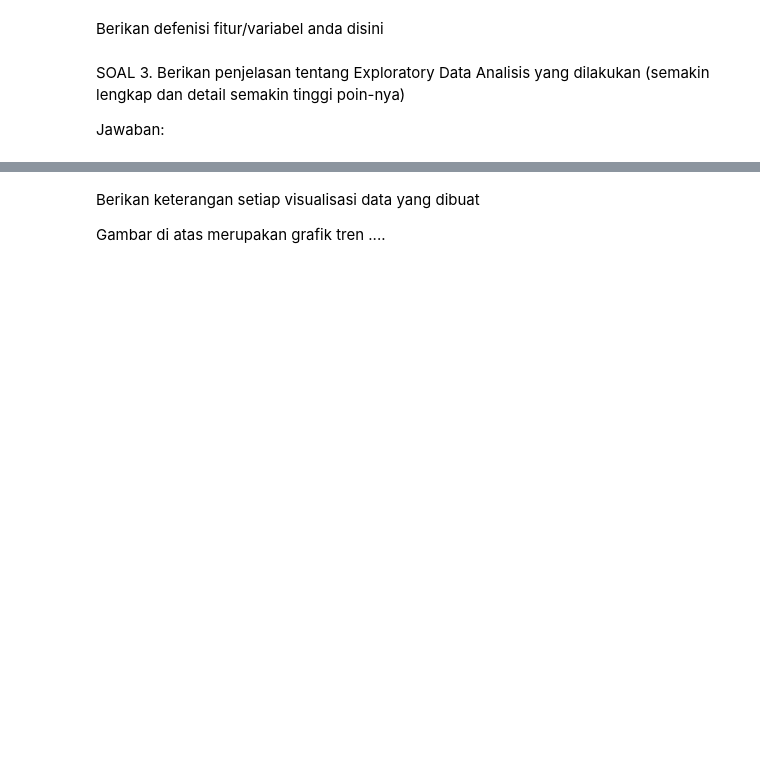
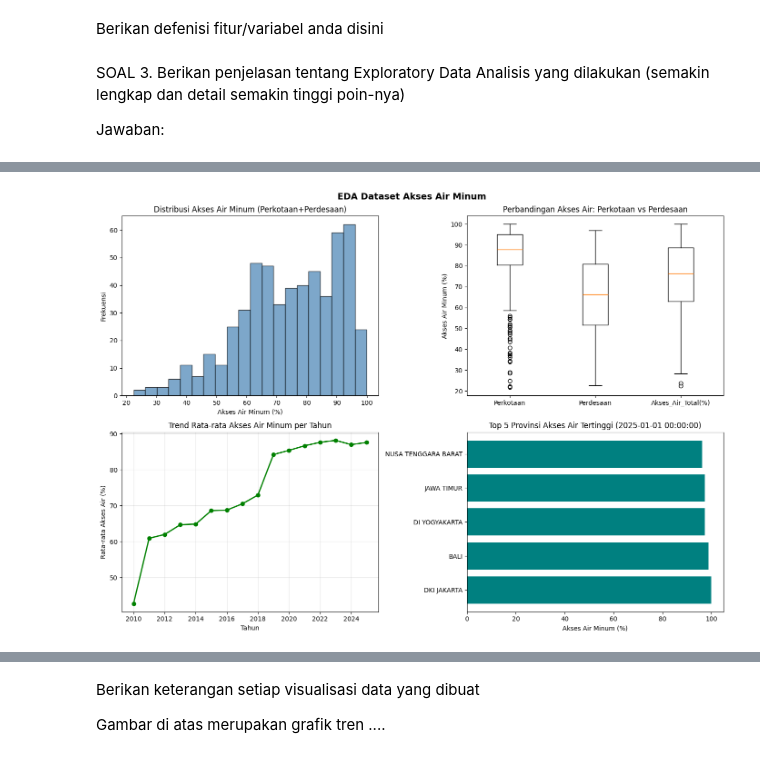
Before and after one commit to Dawwami/uas-pdsa, a Jupyter notebook: Copy_of_NAMA_UAS_PDSA.ipynb, the cells around one changed output, grey strips where cells are left out. Drawn from its saved outputs; the diff is of its cells as text; code cells hidden in the pictures; blank space fills up the shorter version.

```diff
--- a/Copy_of_NAMA_UAS_PDSA.ipynb
+++ b/Copy_of_NAMA_UAS_PDSA.ipynb
@@ -231,0 +92,77 @@ Gambar di atas merupakan grafik tren ....
+# %%
+#buat variabel baru untuk EDA
+penduduk_eda = penduduk.copy()
+air_eda = air.copy()
+curah_hujan_eda = curah_hujan.copy()
+
+# Ubah tipe data kolom Tahun, provinsi, dan beberapa kolom numerik
+curah_hujan_eda['Tahun'] = pandas.to_datetime(curah_hujan_eda['Tahun'], format='%Y')
+air_eda['Tahun'] = pandas.to_datetime(air_eda['Tahun'], format='%Y')
+penduduk_eda['Tahun'] = pandas.to_datetime(penduduk_eda['Tahun'], format='%Y')
+
+air_eda['Provinsi'] = air_eda['Provinsi'].str.upper().str.strip()
+curah_hujan_eda['Provinsi'] = curah_hujan_eda['Provinsi'].str.upper().str.strip()
+penduduk_eda['Provinsi'] = penduduk_eda['Provinsi'].str.upper().str.strip()
+
+air_eda = air_eda.rename(columns={'Perkotaan+Perdesaan': 'Akses_Air_Total(%)'})
+air_eda['Akses_Air_Total(%)'] = pandas.to_numeric(air_eda['Akses_Air_Total(%)'], errors='coerce')
+air_eda['Perdesaan'] = pandas.to_numeric(air_eda['Perdesaan'], errors='coerce')
+air_eda['Perkotaan'] = pandas.to_numeric(air_eda['Perkotaan'], errors='coerce')
+# %%
+import matplotlib.pyplot as plt
+import seaborn as sns
+
+# ================== EDA DATASET 1: AKSES AIR MINUM ==================
+print("="*60)
+print("EDA DATASET 1: AKSES AIR MINUM")
+print("="*60)
+
+# Info dasar
+print("\n📊 INFORMASI DASAR:")
+print(f"Shape: {air_eda.shape}")
+print(f"Jumlah Provinsi: {air_eda['Provinsi'].nunique()}")
+print(f"Rentang Tahun: {air_eda['Tahun'].min()} - {air_eda['Tahun'].max()}")
+
+print("\n📋 TIPE DATA:")
+print(air_eda.dtypes)
+
+print("\n📈 STATISTIK DESKRIPTIF:")
+print(air_eda.describe())
+
+print("\n❌ MISSING VALUES:")
+print(air_eda.isnull().sum())
+
+# Visualisasi 1: Distribusi Akses Air Minum (Perkotaan+Perdesaan)
+fig, axes = plt.subplots(2, 2, figsize=(14, 10))
+fig.suptitle('EDA Dataset Akses Air Minum', fontsize=14, fontweight='bold')
+
+# Histogram distribusi
+axes[0, 0].hist(air_eda['Akses_Air_Total(%)'], bins=20, color='steelblue', edgecolor='black', alpha=0.7)
+axes[0, 0].set_xlabel('Akses Air Minum (%)')
+axes[0, 0].set_ylabel('Frekuensi')
+axes[0, 0].set_title('Distribusi Akses Air Minum (Perkotaan+Perdesaan)')
+
+# Boxplot perbandingan Perkotaan vs Perdesaan
+data_box = [air_eda['Perkotaan'].dropna(), air_eda['Perdesaan'].dropna(), air_eda['Akses_Air_Total(%)'].dropna()]
+axes[0, 1].boxplot(data_box, labels=['Perkotaan', 'Perdesaan', 'Akses_Air_Total(%)'])
+axes[0, 1].set_ylabel('Akses Air Minum (%)')
+axes[0, 1].set_title('Perbandingan Akses Air: Perkotaan vs Perdesaan')
+
+# Trend rata-rata per tahun
+trend_air = air_eda.groupby('Tahun')['Akses_Air_Total(%)'].mean()
+axes[1, 0].plot(trend_air.index, trend_air.values, marker='o', color='green', linewidth=2)
+axes[1, 0].set_xlabel('Tahun')
+axes[1, 0].set_ylabel('Rata-rata Akses Air (%)')
+axes[1, 0].set_title('Trend Rata-rata Akses Air Minum per Tahun')
+axes[1, 0].grid(True, alpha=0.3)
+
+# Top 5 Provinsi dengan akses tertinggi (tahun terbaru)
+latest_year = air_eda['Tahun'].max()
+top5 = air_eda[air_eda['Tahun'] == latest_year].nlargest(5, 'Akses_Air_Total(%)')
+axes[1, 1].barh(top5['Provinsi'], top5['Akses_Air_Total(%)'], color='teal')
+axes[1, 1].set_xlabel('Akses Air Minum (%)')
+axes[1, 1].set_title(f'Top 5 Provinsi Akses Air Tertinggi ({latest_year})')
+
+plt.tight_layout()
+plt.show()
+# %% [output]
@@ -231,0 +186 @@ Gambar di atas merupakan grafik tren ....
+[figure, added]
```
Also changed, not shown: parts of 45 cells of this notebook, 12 other files.
